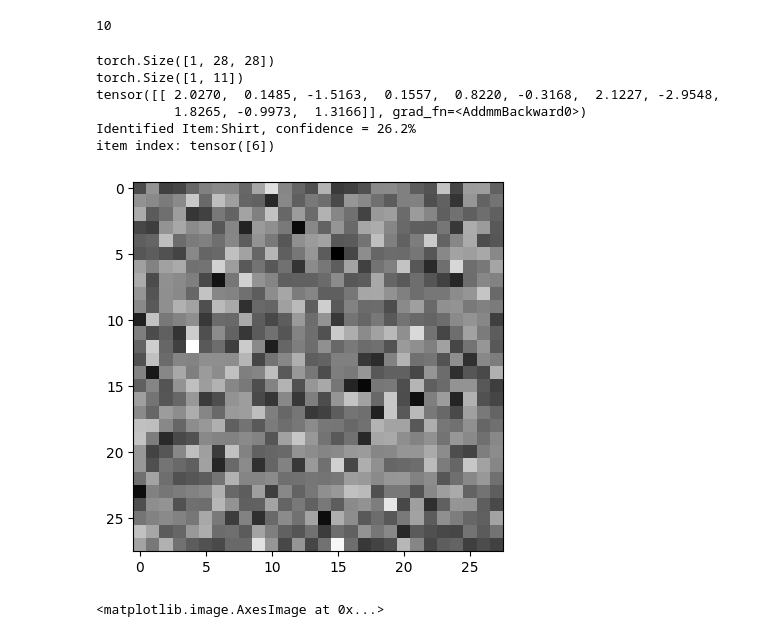
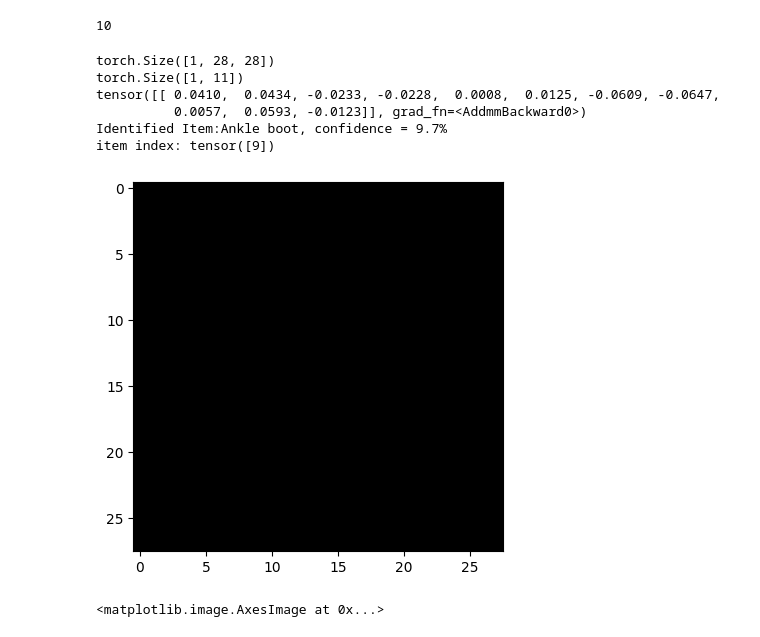
Before and after one commit to natehorner/learn_pt_02, a Jupyter notebook: pt_vision_noise_machine.ipynb, the cells around one changed output. Cells and saved outputs as stored; diff of their text form; code cells hidden in the pictures.

```diff
--- a/pt_vision_noise_machine.ipynb
+++ b/pt_vision_noise_machine.ipynb
@@ -368,31 +378,35 @@ OUT_CLASSES
 # %%
 #debug random noise
 #create simple input to get model shapes working/debugged
 torch.manual_seed(seed_ctr)
 seed_ctr+= 1
 class_names_alt = class_names + ["noise"]
-randinput=torch.randn(size=(1,1,28,28))
+
+#randinput=torch.randn(size=(1,1,28,28))
+#img = randinput[0]
+mag = torch.rand(1)
+randinput = torch.ones(size=(1,1,28,28))*mag
 img = randinput[0]
 print(img.shape)
 plt.imshow(img.squeeze(),cmap="gray")
 pred = model_fashion_2(randinput)
 print(pred.shape)
 print(pred)
 
 pred_prb = torch.softmax(pred,dim=1)
 pred_lbl = torch.argmax(pred_prb,dim=1)
 
 #print(pred_prb)
 print(f"Identified Item:{class_names_alt[pred_lbl]}, confidence = {100*max(pred_prb.squeeze()):.1f}%")
 print(f"item index: {pred_lbl}")
 # %% [output]
 torch.Size([1, 28, 28])
 torch.Size([1, 11])
-tensor([[ 2.0270,  0.1485, -1.5163,  0.1557,  0.8220, -0.3168,  2.1227, -2.9548,
-          1.8265, -0.9973,  1.3166]], grad_fn=<AddmmBackward0>)
-Identified Item:Shirt, confidence = 26.2%
-item index: tensor([6])
+tensor([[ 0.0410,  0.0434, -0.0233, -0.0228,  0.0008,  0.0125, -0.0609, -0.0647,
+          0.0057,  0.0593, -0.0123]], grad_fn=<AddmmBackward0>)
+Identified Item:Ankle boot, confidence = 9.7%
+item index: tensor([9])
-[figure, old version]
+[figure, new version]
 # %%
 import random
 random.seed(SEED_BASE)
```
Also changed, not shown: parts of 7 cells of this notebook.
